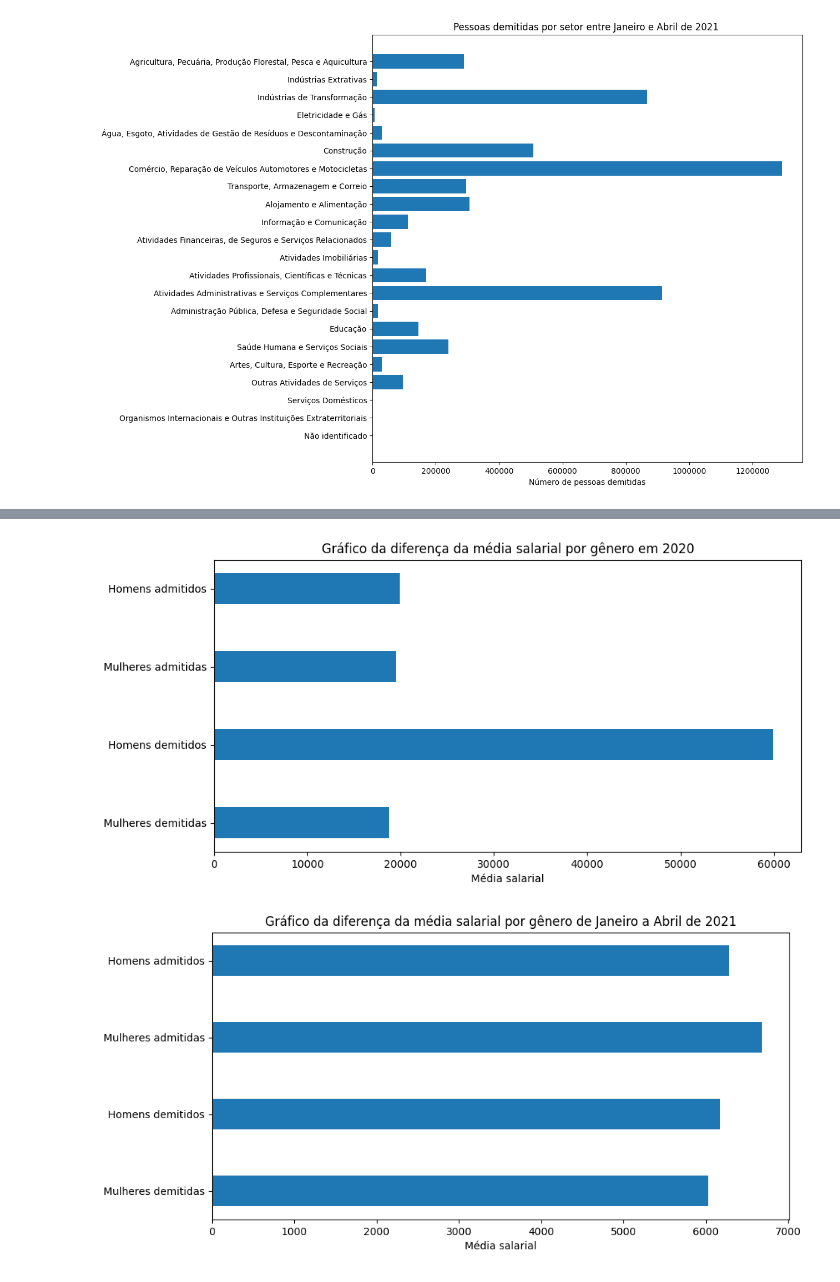
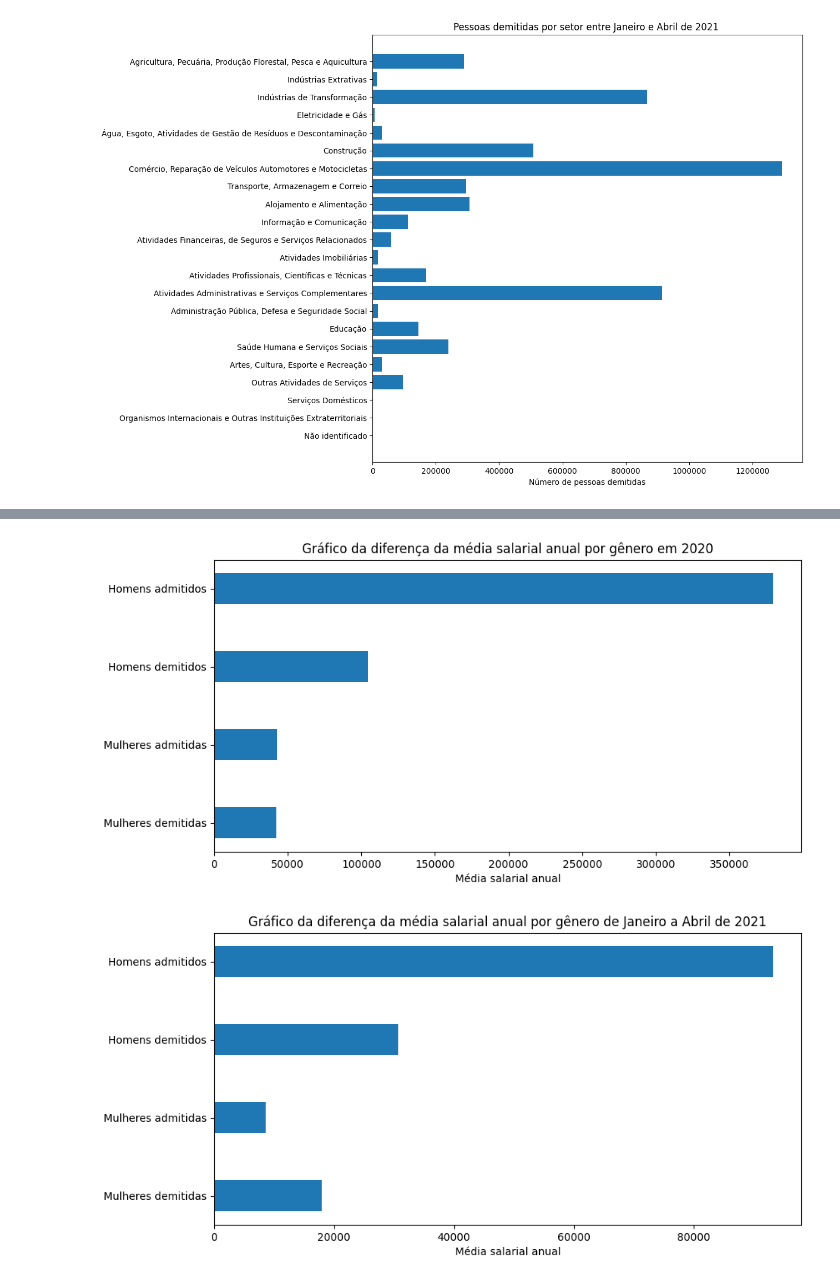
Before and after one commit to barbaraport/analise-empregabilidade-caged, a Jupyter notebook: analise-empregabilidade-caged.ipynb, the cells around one changed output, grey strips where cells are left out. Cells and saved outputs as stored; diff of their text form; code cells hidden in the pictures.

Commit message:
ajustes finais dos gráficos
Co-Authored-By: Nicholas Gabriel dos Santos Roque <61297141+NicholasRoque@users.noreply.github.com>

```diff
--- a/analise-empregabilidade-caged.ipynb
+++ b/analise-empregabilidade-caged.ipynb
@@ -394,12 +396,12 @@ plotGraficoEmpregoClasseSocial(
 #Admissões e demissões por faixa etária 2020
 empregoPorFaixaEtaria2020 = {}
 for mes in movimento2020:
-    empregoPorFaixaEtaria2020[mes] = contagemPorFaixaEtaria(movimento2020[mes][['tipomovimentação','idade']].sample(50).to_dict('records'))
+    empregoPorFaixaEtaria2020[mes] = contagemPorFaixaEtaria(movimento2020[mes][['tipomovimentação','idade']].dropna().to_dict('records'))
 
 # admissões e demissões por faixa etária 2021
 empregoPorFaixaEtaria2021 = {}
 for mes in movimento2021:
-    empregoPorFaixaEtaria2021[mes] = contagemPorFaixaEtaria(movimento2021[mes][['tipomovimentação', 'idade']].sample(50).to_dict('records'))
+    empregoPorFaixaEtaria2021[mes] = contagemPorFaixaEtaria(movimento2021[mes][['tipomovimentação', 'idade']].dropna().to_dict('records'))
 # %%
 lista_Jovens_admitidos2020 = []
 lista_Jovens_demitidos2020 = []
@@ -924,15 +643,14 @@ def contagemDesligamentoSexo(dic):
 
     return mes
 
-
 desligamentosPorGenero2020 = {}
 desligamentosPorGenero2021 = {}
 
 for mes in movimento2020:
-    desligamentosPorGenero2020[mes] = contagemDesligamentoSexo(movimento2020[mes].sample(50).groupby(['tipomovimentação'])['sexo'].value_counts().to_dict())
+    desligamentosPorGenero2020[mes] = contagemDesligamentoSexo(movimento2020[mes].groupby(['tipomovimentação'])['sexo'].value_counts().to_dict())
 
 for mes in movimento2021:
-    desligamentosPorGenero2021[mes] = contagemDesligamentoSexo(movimento2021[mes].sample(50).groupby(['tipomovimentação'])['sexo'].value_counts().to_dict())
+    desligamentosPorGenero2021[mes] = contagemDesligamentoSexo(movimento2021[mes].groupby(['tipomovimentação'])['sexo'].value_counts().to_dict())
 
 def plotGraficoDesligamentoPorGenero(desligamentos,label_homens,label_mulheres,xlabel,ylabel,title,tamanhox,tamanhoy):
     barWidth = 0.3
@@ -979,5 +697,5 @@ def plotGraficoDesligamentoPorGenero(desligamentos,label_homens,label_mulheres,x
     plt.show()
 
 plotGraficoDesligamentoPorGenero(desligamentosPorGenero2020, 'Homens', 'Mulheres', 'Tipos de desligamento por gênero', 'Quantidade de desligamentos', 'Causas de demissão formalizadas por gênero em 2020', 20, 10)
-plotGraficoDesligamentoPorGenero(desligamentosPorGenero2021, 'Homens', 'Mulheres', 'Tipos de desligamento por gênero', 'Quantidade de desligamentos', 'Causas de demissão formalizadas por gênero em 2021 (até abril)', 20, 10)
+plotGraficoDesligamentoPorGenero(desligamentosPorGenero2021, 'Homens', 'Mulheres', 'Tipos de desligamento por gênero', 'Quantidade de desligamentos', 'Causas de demissão formalizadas por gênero em 2021 (até Abril)', 20, 10)
 # %% [output]
@@ -1033,9 +703,0 @@ for mes in movimento2021:
-# %%
-'''raca_antigo = [1, 2, 3, 4, 5, 6]
-raca_novo = ["Branca", "Preta", "Parda", "Amarela", "Indígena", "Não informada"]
-
-demissoesPorRaca2020 = {}
-demissoesPorRaca2021 = {}
-
-for mes in movimento2020:
-    movimento2020[mes][['tipomovimentação']].sample(50).loc[movimento2020[mes]['raçacor']==1&movimento2020[mes]['tipomovimentação'].isin(cod_demitidos)]['tipomovimentação'].value_counts().to_dict()'''
@@ -1186,44 +801,48 @@ def plotGraficoDiferencaSalarialPorGenero(dic,tamanhox,tamanhoy,title,xlabel):
     plt.rcdefaults()
     fig, ax = plt.subplots()
     y_pos = np.arange(len(dic.keys()))
+
     grafico = []
     for titulo,qtd in dic.items():
         grafico.append(qtd)
     ax.barh(y_pos,grafico,height=0.4, align='center')
     ax.set_yticks(y_pos)
     ax.set_yticklabels(dic.keys())
     ax.invert_yaxis()
     ax.set_xlabel(xlabel)
     ax.set_title(title)
     fig.set_size_inches(tamanhox, tamanhoy)
     plt.ticklabel_format(style='plain', axis='x')
     plt.show()
+
 diferencaSalarialPorGenero2020 = {
     'Homens admitidos':0,
+    'Homens demitidos':0,
     'Mulheres admitidas':0,
-    'Homens demitidos':0,
     'Mulheres demitidas':0
 }
+
 diferencaSalarialPorGenero2021 = {
     'Homens admitidos':0,
+    'Homens demitidos':0,
     'Mulheres admitidas':0,
-    'Homens demitidos':0,
     'Mulheres demitidas':0
 }
+
 for mes in movimento2020:
-    diferencaSalarialPorGenero2020['Homens admitidos']+=movimento2020[mes].sample(50).loc[movimento2020[mes]['tipomovimentação'].isin(cod_admitidos)&movimento2020['janeiro']['sexo'].isin([1])]['salário'].mean()
-    diferencaSalarialPorGenero2020['Mulheres admitidas']+=movimento2020[mes].sample(50).loc[movimento2020[mes]['tipomovimentação'].isin(cod_admitidos)&movimento2020['janeiro']['sexo'].isin([3])]['salário'].mean()
-    diferencaSalarialPorGenero2020['Homens demitidos']+=movimento2020[mes].sample(50).loc[movimento2020[mes]['tipomovimentação'].isin(cod_demitidos)&movimento2020['janeiro']['sexo'].isin([1])]['salário'].mean()
-    diferencaSalarialPorGenero2020['Mulheres demitidas']+=movimento2020[mes].sample(50).loc[movimento2020[mes]['tipomovimentação'].isin(cod_demitidos)&movimento2020['janeiro']['sexo'].isin([3])]['salário'].mean()
+    diferencaSalarialPorGenero2020['Homens admitidos']+=movimento2020[mes].loc[movimento2020[mes]['tipomovimentação'].isin(cod_admitidos)&movimento2020[mes]['sexo'].isin([1])]['salário'].mean()
+    diferencaSalarialPorGenero2020['Mulheres admitidas']+=movimento2020[mes].loc[movimento2020[mes]['tipomovimentação'].isin(cod_admitidos)&movimento2020[mes]['sexo'].isin([3])]['salário'].mean()
+    diferencaSalarialPorGenero2020['Homens demitidos']+=movimento2020[mes].loc[movimento2020[mes]['tipomovimentação'].isin(cod_demitidos)&movimento2020[mes]['sexo'].isin([1])]['salário'].mean()
+    diferencaSalarialPorGenero2020['Mulheres demitidas']+=movimento2020[mes].loc[movimento2020[mes]['tipomovimentação'].isin(cod_demitidos)&movimento2020[mes]['sexo'].isin([3])]['salário'].mean()
 
 for mes in movimento2021:
-    diferencaSalarialPorGenero2021['Homens admitidos']+=movimento2021[mes].sample(50).loc[movimento2021[mes]['tipomovimentação'].isin(cod_admitidos)&movimento2021['janeiro']['sexo'].isin([1])]['salário'].mean()
-    diferencaSalarialPorGenero2021['Mulheres admitidas']+=movimento2021[mes].sample(50).loc[movimento2021[mes]['tipomovimentação'].isin(cod_admitidos)&movimento2021['janeiro']['sexo'].isin([3])]['salário'].mean()
-    diferencaSalarialPorGenero2021['Homens demitidos']+=movimento2021[mes].sample(50).loc[movimento2021[mes]['tipomovimentação'].isin(cod_demitidos)&movimento2021['janeiro']['sexo'].isin([1])]['salário'].mean()
-    diferencaSalarialPorGenero2021['Mulheres demitidas']+=movimento2021[mes].sample(50).loc[movimento2021[mes]['tipomovimentação'].isin(cod_demitidos)&movimento2021['janeiro']['sexo'].isin([3])]['salário'].mean()
+    diferencaSalarialPorGenero2021['Homens admitidos']+=movimento2021[mes].loc[movimento2021[mes]['tipomovimentação'].isin(cod_admitidos)&movimento2021[mes]['sexo'].isin([1])]['salário'].mean()
+    diferencaSalarialPorGenero2021['Mulheres admitidas']+=movimento2021[mes].loc[movimento2021[mes]['tipomovimentação'].isin(cod_admitidos)&movimento2021[mes]['sexo'].isin([3])]['salário'].mean()
+    diferencaSalarialPorGenero2021['Homens demitidos']+=movimento2021[mes].loc[movimento2021[mes]['tipomovimentação'].isin(cod_demitidos)&movimento2021[mes]['sexo'].isin([1])]['salário'].mean()
+    diferencaSalarialPorGenero2021['Mulheres demitidas']+=movimento2021[mes].loc[movimento2021[mes]['tipomovimentação'].isin(cod_demitidos)&movimento2021[mes]['sexo'].isin([3])]['salário'].mean()
 
-plotGraficoDiferencaSalarialPorGenero(diferencaSalarialPorGenero2020,10,5,"Gráfico da diferença da média salarial por gênero em 2020","Média salarial")
-plotGraficoDiferencaSalarialPorGenero(diferencaSalarialPorGenero2021,10,5,"Gráfico da diferença da média salarial por gênero de Janeiro a Abril de 2021","Média salarial")
+plotGraficoDiferencaSalarialPorGenero(diferencaSalarialPorGenero2020,10,5,"Gráfico da diferença da média salarial anual por gênero em 2020","Média salarial anual")
+plotGraficoDiferencaSalarialPorGenero(diferencaSalarialPorGenero2021,10,5,"Gráfico da diferença da média salarial anual por gênero de Janeiro a Abril de 2021","Média salarial anual")
 # %% [output]
-[figure, old version]
+[figure, new version]
-[figure, old version]
+[figure, new version]
```
Also changed, not shown: parts of 28 cells of this notebook.
